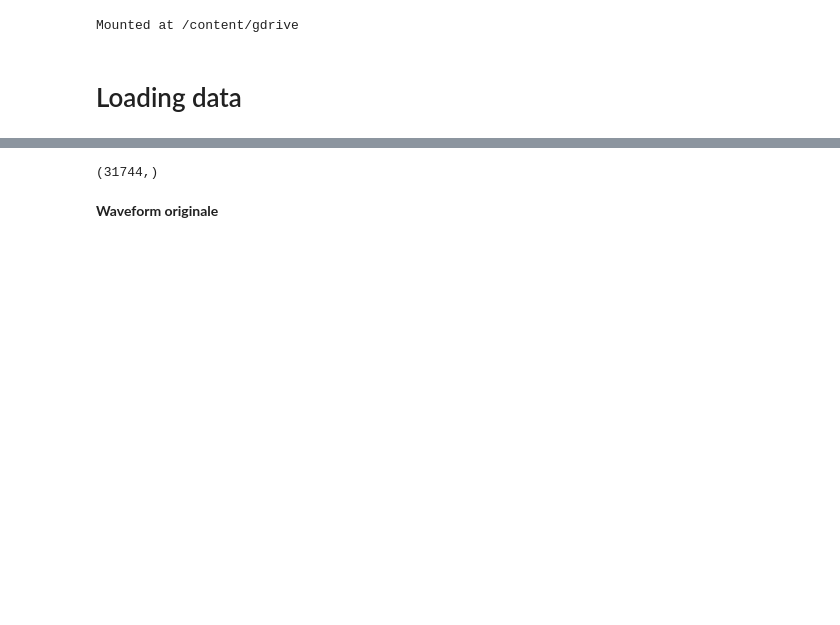
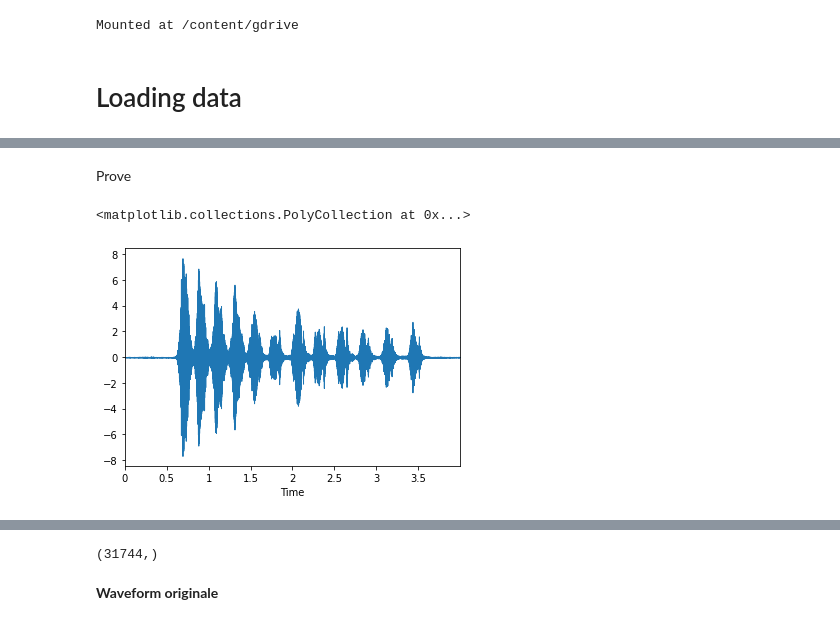
Before and after one commit to LIMUNIMI/TM-Pedretti_Davide-Sound_classification_in_the_presence_of_missing_samples, a Jupyter notebook: Spectrogram_reconstruction.ipynb, the cells around one changed output, grey strips where cells are left out. Drawn from its saved outputs; the diff is of its cells as text; code cells hidden in the pictures; blank space fills up the shorter version.

```diff
--- a/Spectrogram_reconstruction.ipynb
+++ b/Spectrogram_reconstruction.ipynb
@@ -55,3 +89,10 @@ import librosa.display
+# %% [markdown]
+Prove
+# %%
+librosa.display.waveplot(data[1].reshape(-1), sr=8000)
+# %% [output]
+<matplotlib.collections.PolyCollection at 0x...>
+[figure, added]
 # %%
 import matplotlib.pyplot as plt
 
```
Also changed, not shown: parts of 48 cells of this notebook.
